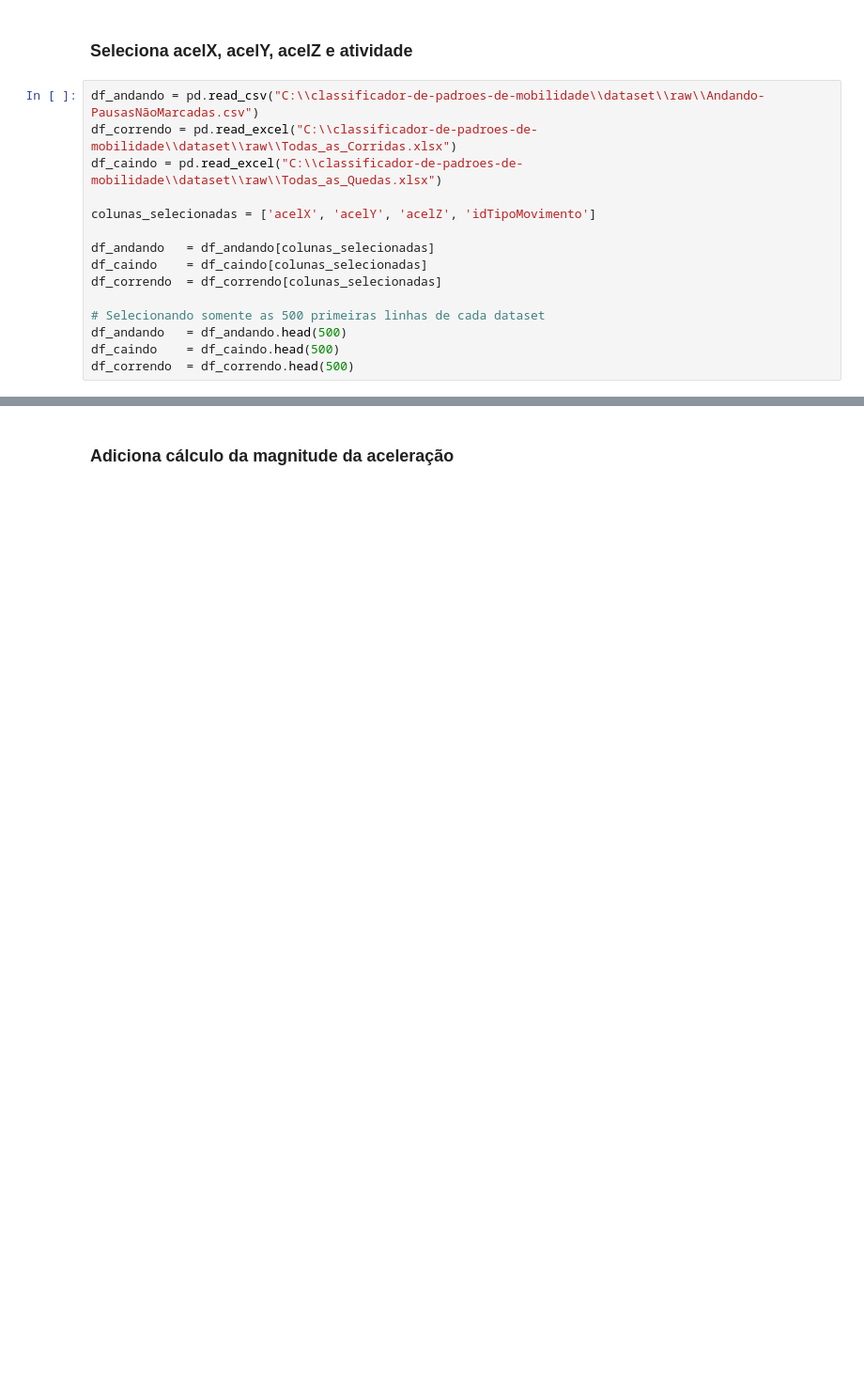
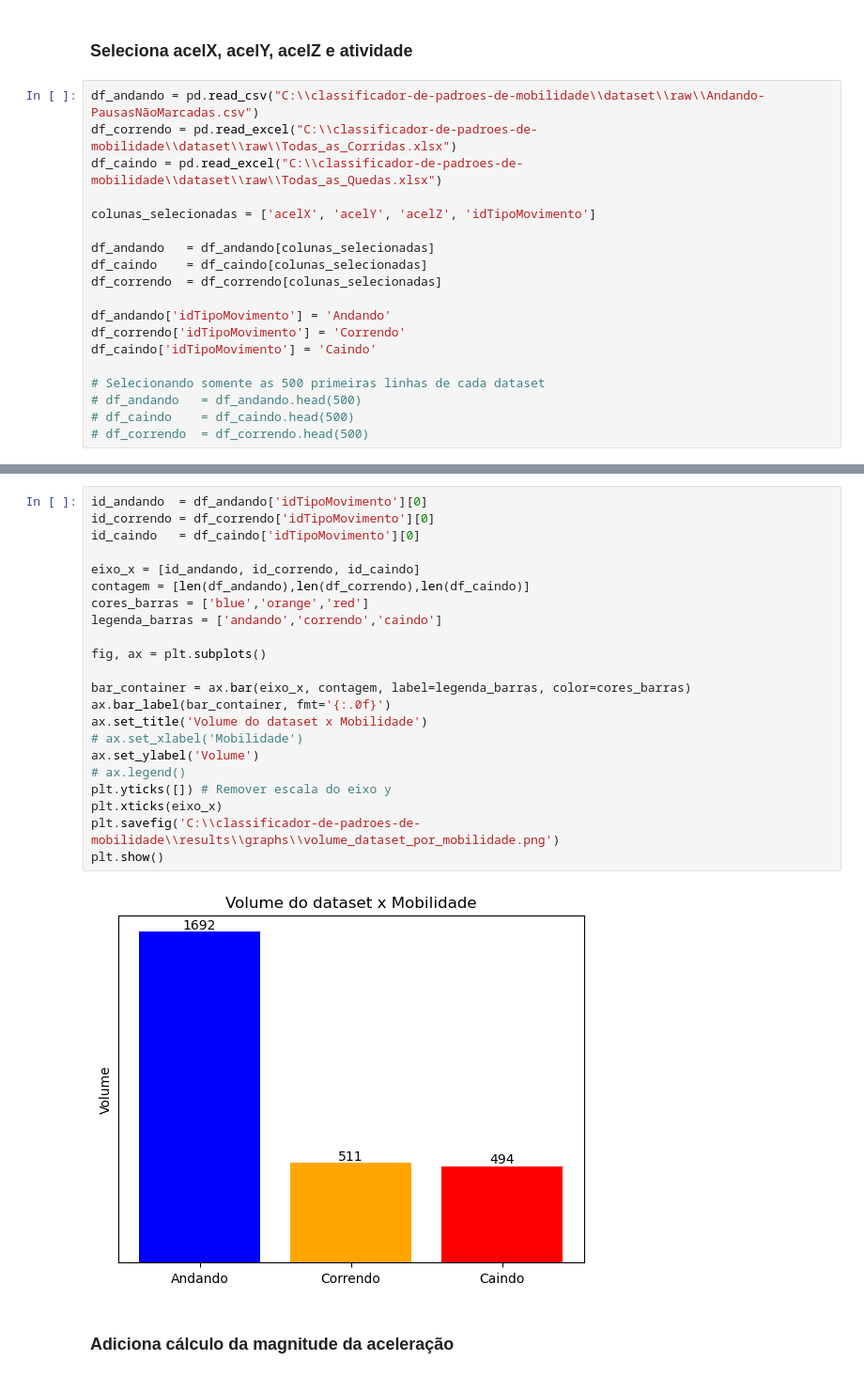
Before and after one commit to juliaborgess18/classificador-de-padroes-de-mobilidade, a Jupyter notebook: src/ml/decision_tree.ipynb, the cells around one changed output, grey strips where cells are left out. Shown at 94% size. Cells and saved outputs as stored; diff of their text form; blank space fills up the shorter version.

```diff
--- a/src/ml/decision_tree.ipynb
+++ b/src/ml/decision_tree.ipynb
@@ -25,7 +26,11 @@ df_andando   = df_andando[colunas_selecionadas]
 df_caindo    = df_caindo[colunas_selecionadas]
 df_correndo  = df_correndo[colunas_selecionadas]
 
+df_andando['idTipoMovimento'] = 'Andando'
+df_correndo['idTipoMovimento'] = 'Correndo'
+df_caindo['idTipoMovimento'] = 'Caindo'
+
 # Selecionando somente as 500 primeiras linhas de cada dataset
-df_andando   = df_andando.head(500)
-df_caindo    = df_caindo.head(500)
-df_correndo  = df_correndo.head(500)
+# df_andando   = df_andando.head(500)
+# df_caindo    = df_caindo.head(500)
+# df_correndo  = df_correndo.head(500)
@@ -32,3 +39,27 @@ df_correndo  = df_correndo.head(500)
+# %%
+id_andando  = df_andando['idTipoMovimento'][0]
+id_correndo = df_correndo['idTipoMovimento'][0]
+id_caindo   = df_caindo['idTipoMovimento'][0]
+
+eixo_x = [id_andando, id_correndo, id_caindo]
+contagem = [len(df_andando),len(df_correndo),len(df_caindo)]
+cores_barras = ['blue','orange','red']
+legenda_barras = ['andando','correndo','caindo']
+
+fig, ax = plt.subplots()
+
+bar_container = ax.bar(eixo_x, contagem, label=legenda_barras, color=cores_barras)
+ax.bar_label(bar_container, fmt='{:.0f}')
+ax.set_title('Volume do dataset x Mobilidade')
+# ax.set_xlabel('Mobilidade')
+ax.set_ylabel('Volume')
+# ax.legend()
+plt.yticks([]) # Remover escala do eixo y
+plt.xticks(eixo_x)
+plt.savefig('C:\\classificador-de-padroes-de-mobilidade\\results\\graphs\\volume_dataset_por_mobilidade.png')
+plt.show()
+# %% [output]
+[figure, added]
 # %% [markdown]
 ### Adiciona cálculo da magnitude da aceleração
 # %%
```
Also changed, not shown: parts of 11 cells of this notebook, 9 other files.
